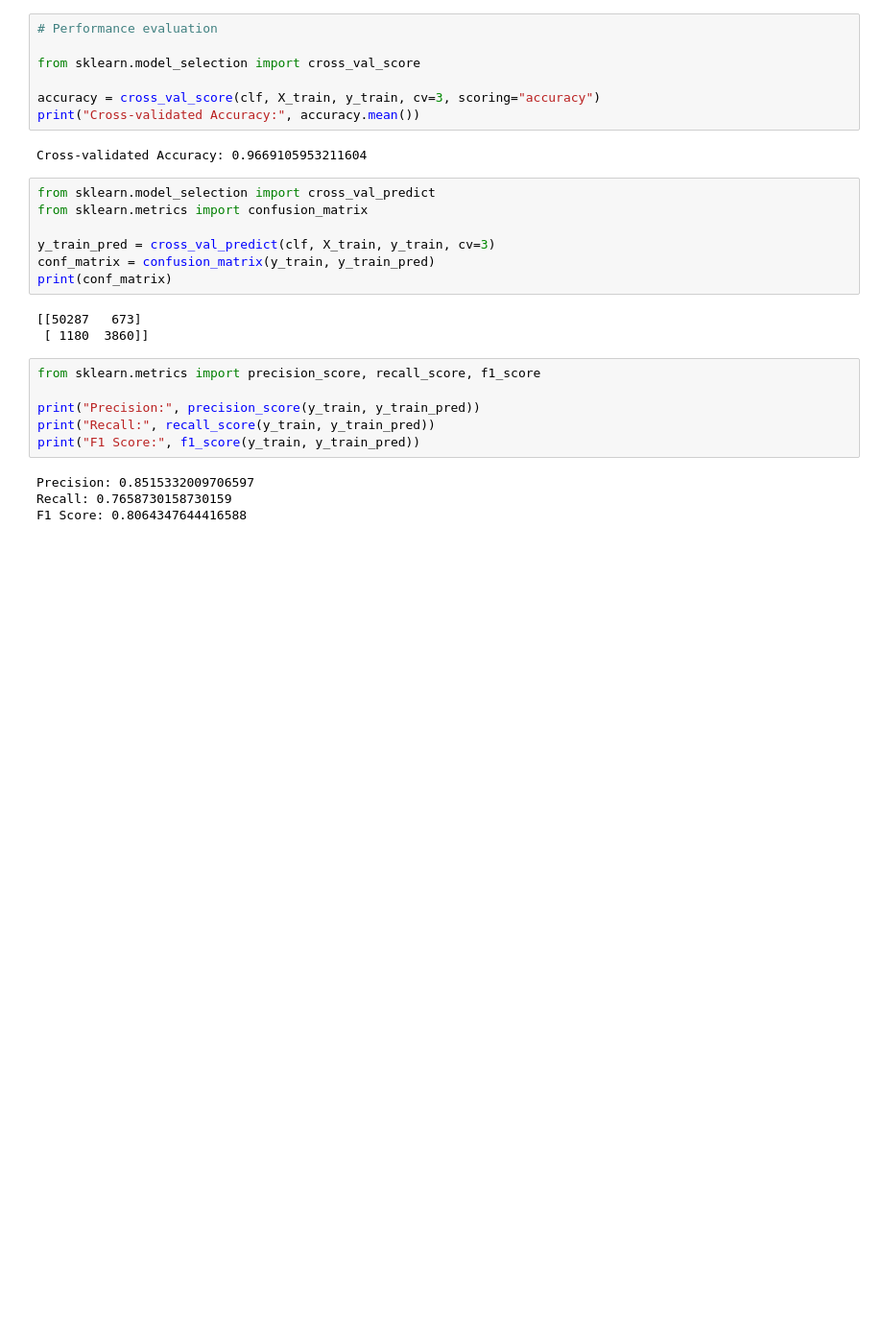
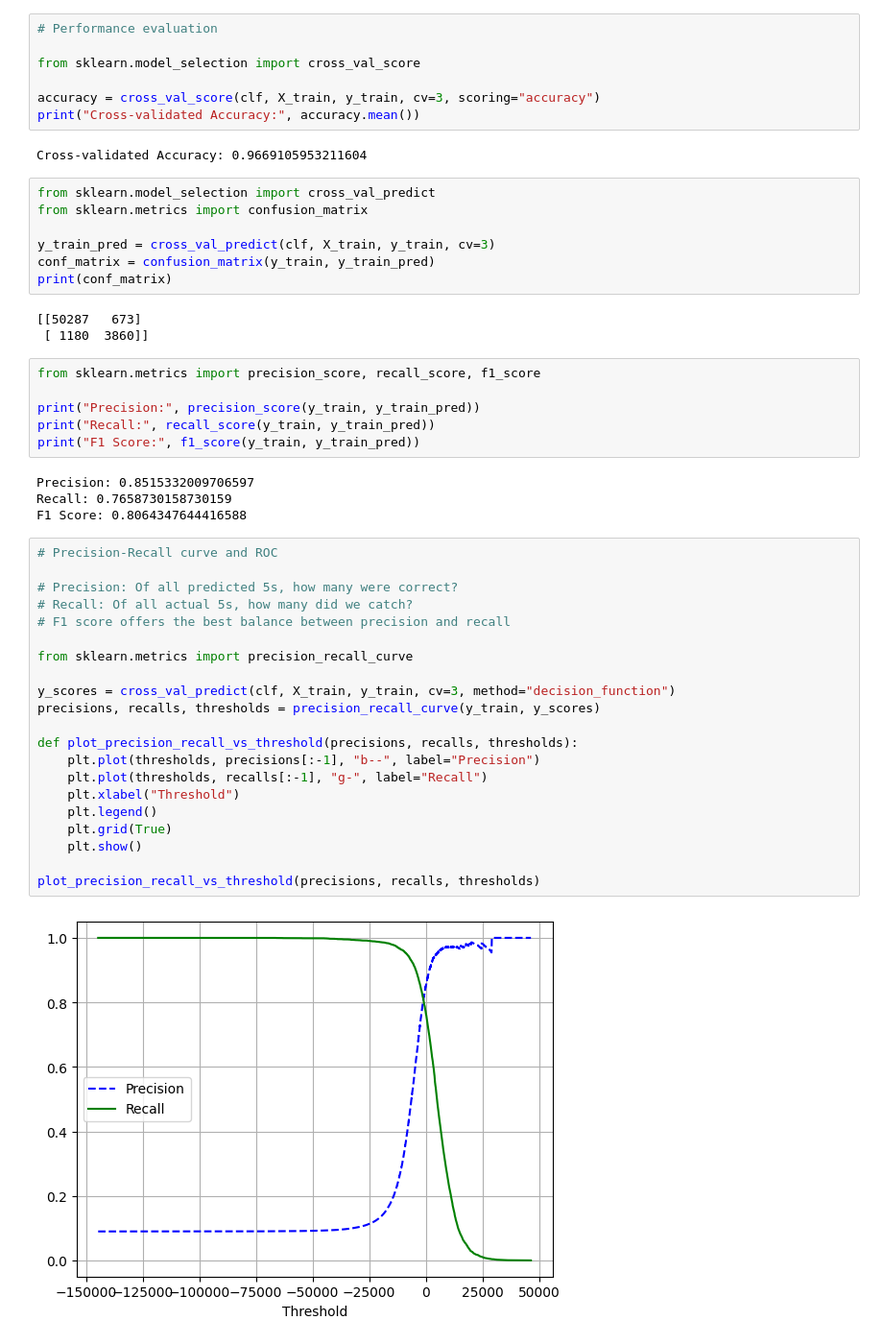
Before and after one commit to justkimtai/ml-tutorials, a Jupyter notebook: ch-3-notebook.ipynb, the cells around one changed output. Shown: that part at 96% size. Cells and saved outputs as stored; diff of their text form; blank space fills up the shorter version.

```diff
--- a/ch-3-notebook.ipynb
+++ b/ch-3-notebook.ipynb
@@ -62,3 +62,26 @@ print("F1 Score:", f1_score(y_train, y_train_pred))
 Precision: 0.8515332009706597
 Recall: 0.7658730158730159
 F1 Score: 0.8064347644416588
+# %%
+# Precision-Recall curve and ROC
+
+# Precision: Of all predicted 5s, how many were correct?
+# Recall: Of all actual 5s, how many did we catch?
+# F1 score offers the best balance between precision and recall
+
+from sklearn.metrics import precision_recall_curve
+
+y_scores = cross_val_predict(clf, X_train, y_train, cv=3, method="decision_function")
+precisions, recalls, thresholds = precision_recall_curve(y_train, y_scores)
+
+def plot_precision_recall_vs_threshold(precisions, recalls, thresholds):
+    plt.plot(thresholds, precisions[:-1], "b--", label="Precision")
+    plt.plot(thresholds, recalls[:-1], "g-", label="Recall")
+    plt.xlabel("Threshold")
+    plt.legend()
+    plt.grid(True)
+    plt.show()
+
+plot_precision_recall_vs_threshold(precisions, recalls, thresholds)
+# %% [output]
+[figure, added]
```
Also changed, not shown: parts of 1 cell of this notebook.
